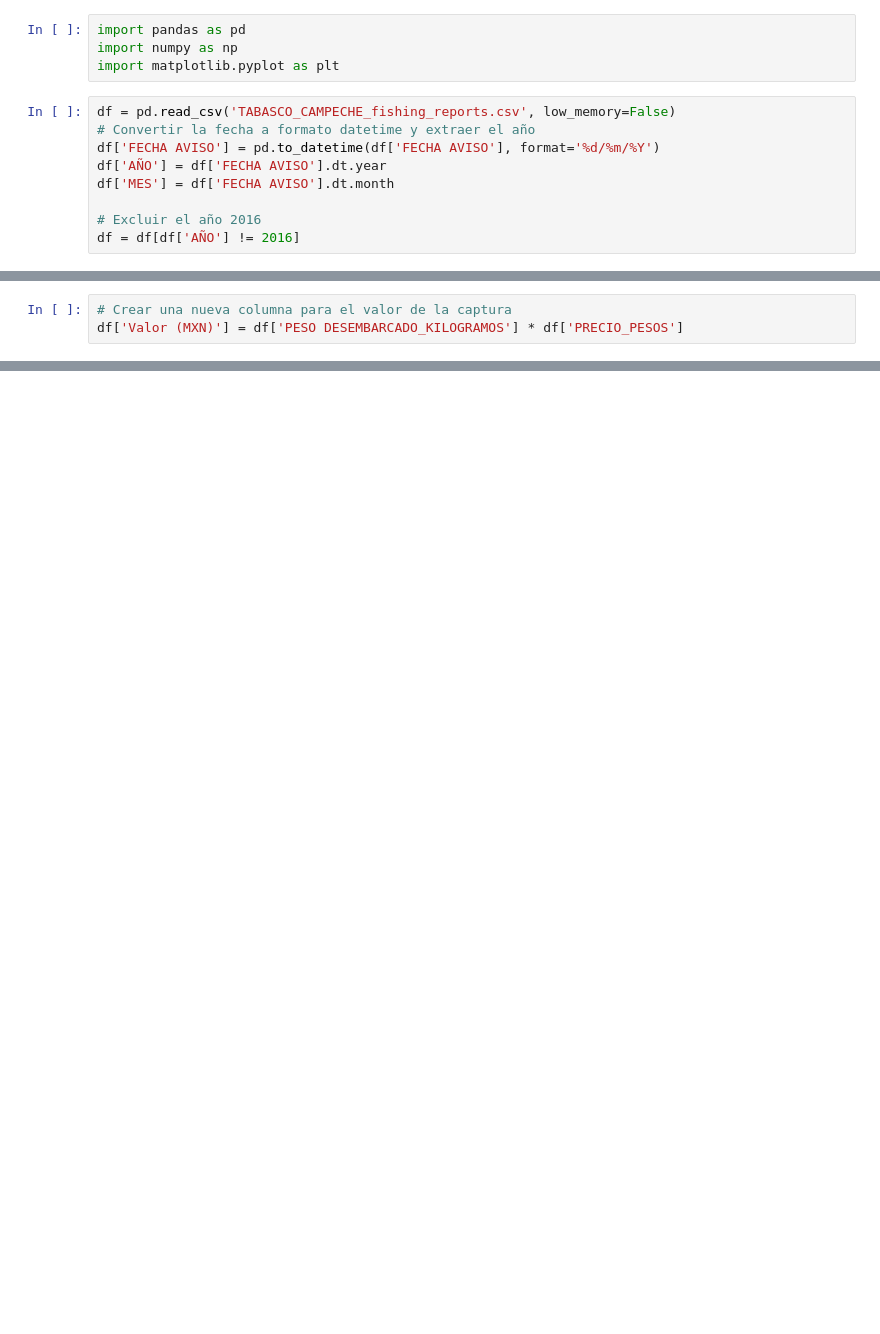
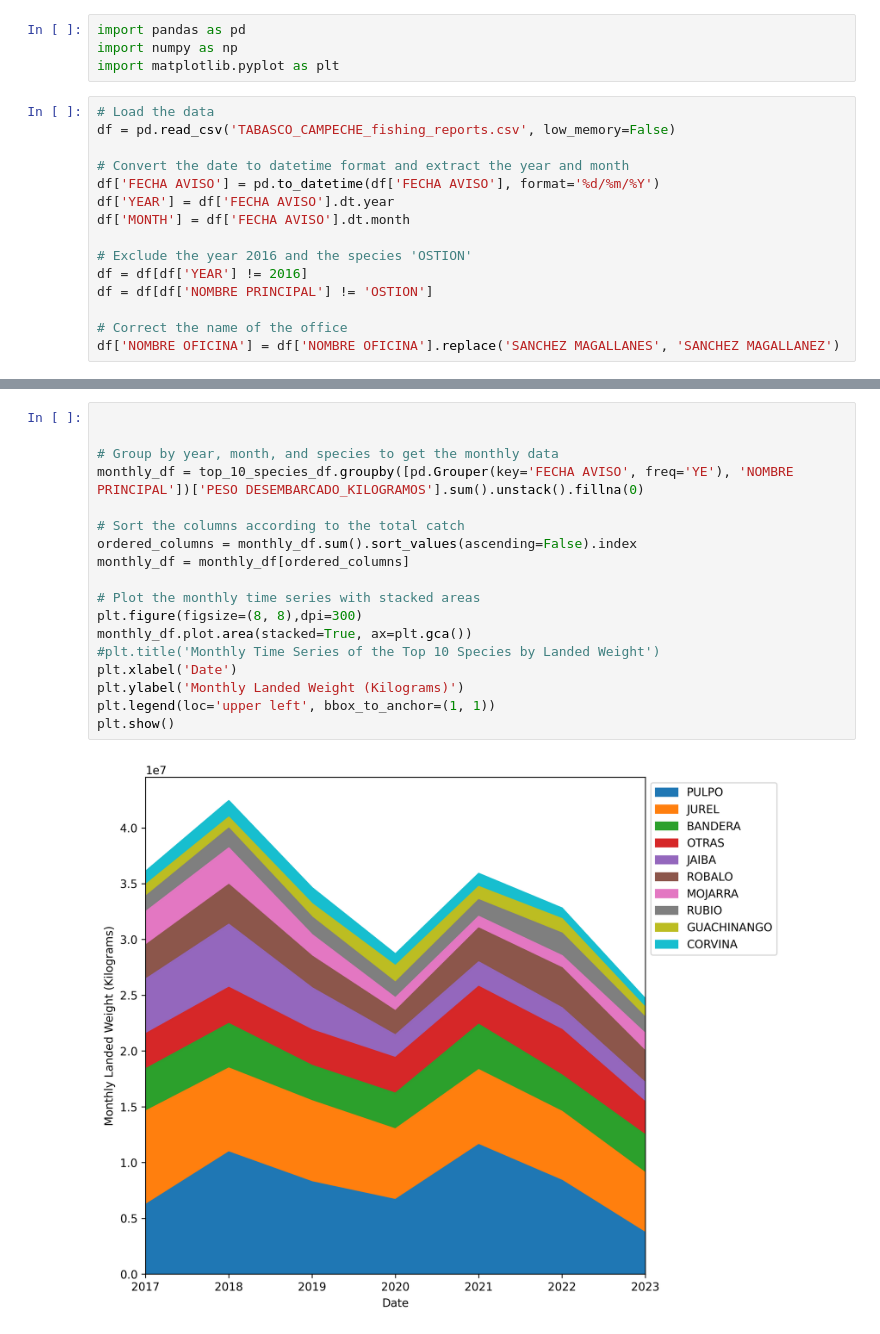
Before and after one commit to Marine-Data-Lab/Nemos_vms_analisys, a Jupyter notebook: analisis_capitulo_pepe.ipynb, the cells around one changed output, grey strips where cells are left out. Drawn from its saved outputs; the diff is of its cells as text; blank space fills up the shorter version.

```diff
--- a/analisis_capitulo_pepe.ipynb
+++ b/analisis_capitulo_pepe.ipynb
@@ -3,11 +3,17 @@ import pandas as pd
 import numpy as np
 import matplotlib.pyplot as plt
 # %%
+# Load the data
 df = pd.read_csv('TABASCO_CAMPECHE_fishing_reports.csv', low_memory=False)
-# Convertir la fecha a formato datetime y extraer el año
+
+# Convert the date to datetime format and extract the year and month
 df['FECHA AVISO'] = pd.to_datetime(df['FECHA AVISO'], format='%d/%m/%Y')
-df['AÑO'] = df['FECHA AVISO'].dt.year
-df['MES'] = df['FECHA AVISO'].dt.month
+df['YEAR'] = df['FECHA AVISO'].dt.year
+df['MONTH'] = df['FECHA AVISO'].dt.month
 
-# Excluir el año 2016
-df = df[df['AÑO'] != 2016]
+# Exclude the year 2016 and the species 'OSTION'
+df = df[df['YEAR'] != 2016]
+df = df[df['NOMBRE PRINCIPAL'] != 'OSTION']
+
+# Correct the name of the office
+df['NOMBRE OFICINA'] = df['NOMBRE OFICINA'].replace('SANCHEZ MAGALLANES', 'SANCHEZ MAGALLANEZ')
@@ -35,3 +19,0 @@ df['NOMBRE OFICINA'] = df['NOMBRE OFICINA'].replace('SANCHEZ MAGALLANES', 'SANCH
-# %%
-# Crear una nueva columna para el valor de la captura
-df['Valor (MXN)'] = df['PESO DESEMBARCADO_KILOGRAMOS'] * df['PRECIO_PESOS']
@@ -346,0 +72,20 @@ species_summary
+# %%
+
+
+# Group by year, month, and species to get the monthly data
+monthly_df = top_10_species_df.groupby([pd.Grouper(key='FECHA AVISO', freq='YE'), 'NOMBRE PRINCIPAL'])['PESO DESEMBARCADO_KILOGRAMOS'].sum().unstack().fillna(0)
+
+# Sort the columns according to the total catch
+ordered_columns = monthly_df.sum().sort_values(ascending=False).index
+monthly_df = monthly_df[ordered_columns]
+
+# Plot the monthly time series with stacked areas
+plt.figure(figsize=(8, 8),dpi=300)
+monthly_df.plot.area(stacked=True, ax=plt.gca())
+#plt.title('Monthly Time Series of the Top 10 Species by Landed Weight')
+plt.xlabel('Date')
+plt.ylabel('Monthly Landed Weight (Kilograms)')
+plt.legend(loc='upper left', bbox_to_anchor=(1, 1))
+plt.show()
+# %% [output]
+[figure, added]
```
Also changed, not shown: parts of 20 cells of this notebook.
